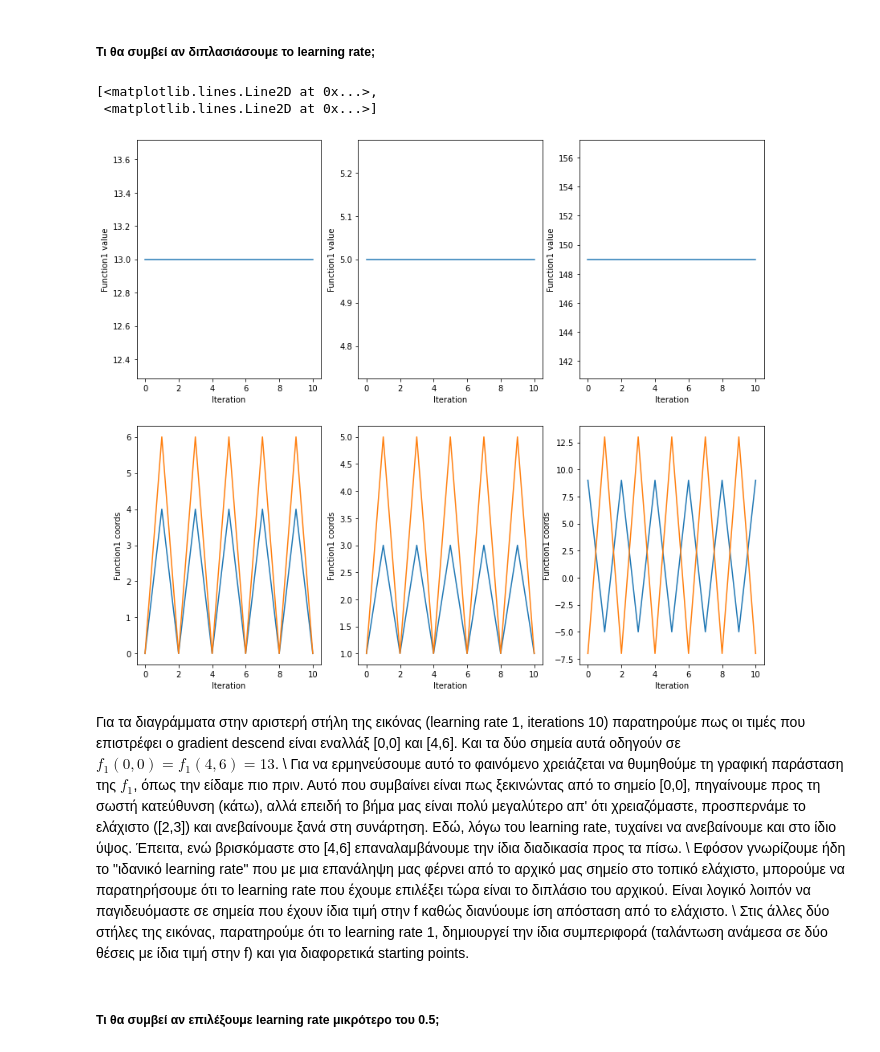
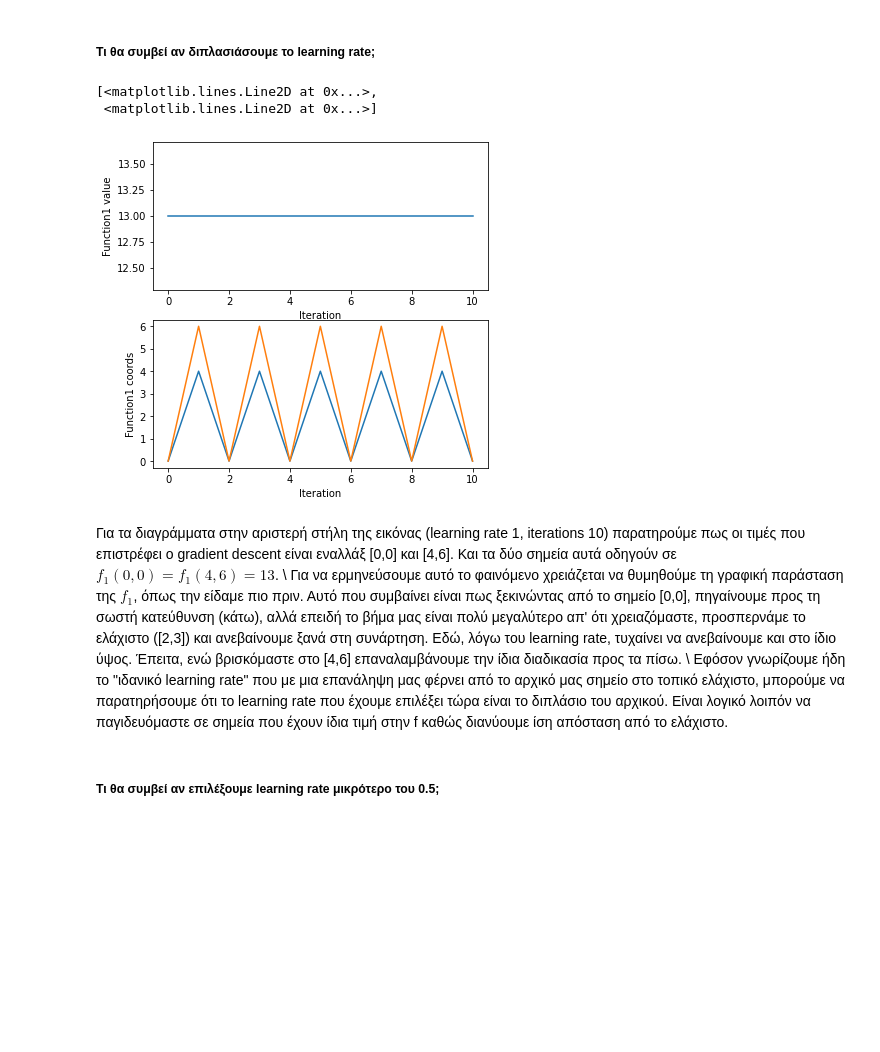
Before and after one commit to konstantinaRK/MachineLearning, a Jupyter notebook: Exercise1.ipynb, the cells around one changed output. Saved outputs shown, nothing was run; the diff lists cells and outputs as text; code cells hidden in the pictures; blank space fills up the shorter version.

```diff
--- a/Exercise1.ipynb
+++ b/Exercise1.ipynb
@@ -323,9 +323,9 @@ plt.show()
 # %%
-def gradient_descend(f, iterations, starting_point, learning_rate):
+def gradient_descent(f, iterations, starting_point, learning_rate):
   """
   :param f: function gradient
   :param iterations: number of iterations
-  :param starting_point: the starting point of the descend
+  :param starting_point: the starting point of the descent
   :param learning_rate: the algorithm's learning_rate
 
   :return: Returns the history of the values of the function after each iteration
@@ -387,45 +383,27 @@ ax[1].plot(data1)
 Μπορούμε να δούμε από το προηγούμενο διάγραμμα πως το να αλλάξουμε τον αριθμό των επαναλήψεων για learning rate 0.5 δεν έχει κάποιο ουσιαστικό νόημα, καθώς όπως αναφέρθηκε, μετά την πρώτη επανάληψη δεν θα υπάρξει καμία αλλαγή.
 # %% [markdown]
 ##### Τι θα συμβεί αν διπλασιάσουμε το learning rate;
-# %%
-data1 = gradient_descend(f1_grad, 10, [0,0], 1)
-data2 = gradient_descend(f1_grad, 10, [1,1], 1)
-data3 = gradient_descend(f1_grad, 10, [9,-7], 1)
-
-fig, ax = plt.subplots(2, 3,figsize=(14,12))
-ax[0][0].set_ylabel("Function1 value")
-ax[0][0].set_xlabel("Iteration")
-
-ax[0][1].set_ylabel("Function1 value")
-ax[0][1].set_xlabel("Iteration")
-
-ax[0][2].set_ylabel("Function1 value")
-ax[0][2].set_xlabel("Iteration")
-
-ax[1][0].set_ylabel("Function1 coords")
-ax[1][0].set_xlabel("Iteration")
-
-ax[1][1].set_ylabel("Function1 coords")
-ax[1][1].set_xlabel("Iteration")
-
-ax[1][2].set_ylabel("Function1 coords")
-ax[1][2].set_xlabel("Iteration")
-
-ax[0][0].plot([f1(x) for x in data1])
-ax[1][0].plot(data1)
-ax[0][1].plot([f1(x) for x in data2])
-ax[1][1].plot(data2)
-ax[0][2].plot([f1(x) for x in data3])
-ax[1][2].plot(data3)
-# %% [output]
-[<matplotlib.lines.Line2D at 0x...>,
- <matplotlib.lines.Line2D at 0x...>]
-[figure, removed]
+# %%
+data = gradient_descent(f1_grad, 10, [0,0], 1)
+
+fig, ax = plt.subplots(2, 1,figsize=(6,6))
+ax[0].set_ylabel("Function1 value")
+ax[0].set_xlabel("Iteration")
+
+ax[1].set_ylabel("Function1 coords")
+ax[1].set_xlabel("Iteration")
+
+
+ax[0].plot([f1(x) for x in data])
+ax[1].plot(data)
+# %% [output]
+[<matplotlib.lines.Line2D at 0x...>,
+ <matplotlib.lines.Line2D at 0x...>]
+[figure, added]
 # %% [markdown]
-Για τα διαγράμματα στην αριστερή στήλη της εικόνας (learning rate 1, iterations 10) παρατηρούμε πως οι τιμές που επιστρέφει ο gradient descend είναι εναλλάξ [0,0] και [4,6]. Και τα δύο σημεία αυτά οδηγούν σε $f_1(0,0) = f_1(4,6) = 13$. \\
+Για τα διαγράμματα στην αριστερή στήλη της εικόνας (learning rate 1, iterations 10) παρατηρούμε πως οι τιμές που επιστρέφει ο gradient descent είναι εναλλάξ [0,0] και [4,6]. Και τα δύο σημεία αυτά οδηγούν σε $f_1(0,0) = f_1(4,6) = 13$. \\
 Για να ερμηνεύσουμε αυτό το φαινόμενο χρειάζεται να θυμηθούμε τη γραφική παράσταση της $f_1$, όπως την είδαμε πιο πριν. Αυτό που συμβαίνει είναι πως ξεκινώντας από το σημείο [0,0], πηγαίνουμε προς τη σωστή κατεύθυνση (κάτω), αλλά επειδή το βήμα μας είναι πολύ μεγαλύτερο απ' ότι χρειαζόμαστε, προσπερνάμε το ελάχιστο ([2,3]) και ανεβαίνουμε ξανά στη συνάρτηση. Εδώ, λόγω του learning rate, τυχαίνει να ανεβαίνουμε και στο ίδιο ύψος. Έπειτα, ενώ βρισκόμαστε στο [4,6] επαναλαμβάνουμε την ίδια διαδικασία προς τα πίσω. \\
-Εφόσον γνωρίζουμε ήδη το "ιδανικό learning rate" που με μια επανάληψη μας φέρνει από το αρχικό μας σημείο στο τοπικό ελάχιστο, μπορούμε να παρατηρήσουμε ότι το learning rate που έχουμε επιλέξει τώρα είναι το διπλάσιο του αρχικού. Είναι λογικό λοιπόν να παγιδευόμαστε σε σημεία που έχουν ίδια τιμή στην f καθώς διανύουμε ίση απόσταση από το ελάχιστο. \\
-Στις άλλες δύο στήλες της εικόνας, παρατηρούμε ότι το learning rate 1, δημιουργεί την ίδια συμπεριφορά (ταλάντωση ανάμεσα σε δύο θέσεις με ίδια τιμή στην f) και για διαφορετικά starting points.
+Εφόσον γνωρίζουμε ήδη το "ιδανικό learning rate" που με μια επανάληψη μας φέρνει από το αρχικό μας σημείο στο τοπικό ελάχιστο, μπορούμε να παρατηρήσουμε ότι το learning rate που έχουμε επιλέξει τώρα είναι το διπλάσιο του αρχικού. Είναι λογικό λοιπόν να παγιδευόμαστε σε σημεία που έχουν ίδια τιμή στην f καθώς διανύουμε ίση απόσταση από το ελάχιστο.
 # %% [markdown]
 ##### Τι θα συμβεί αν επιλέξουμε learning rate μικρότερο του 0.5;
 # %%
```
Also changed, not shown: parts of 17 cells of this notebook.
